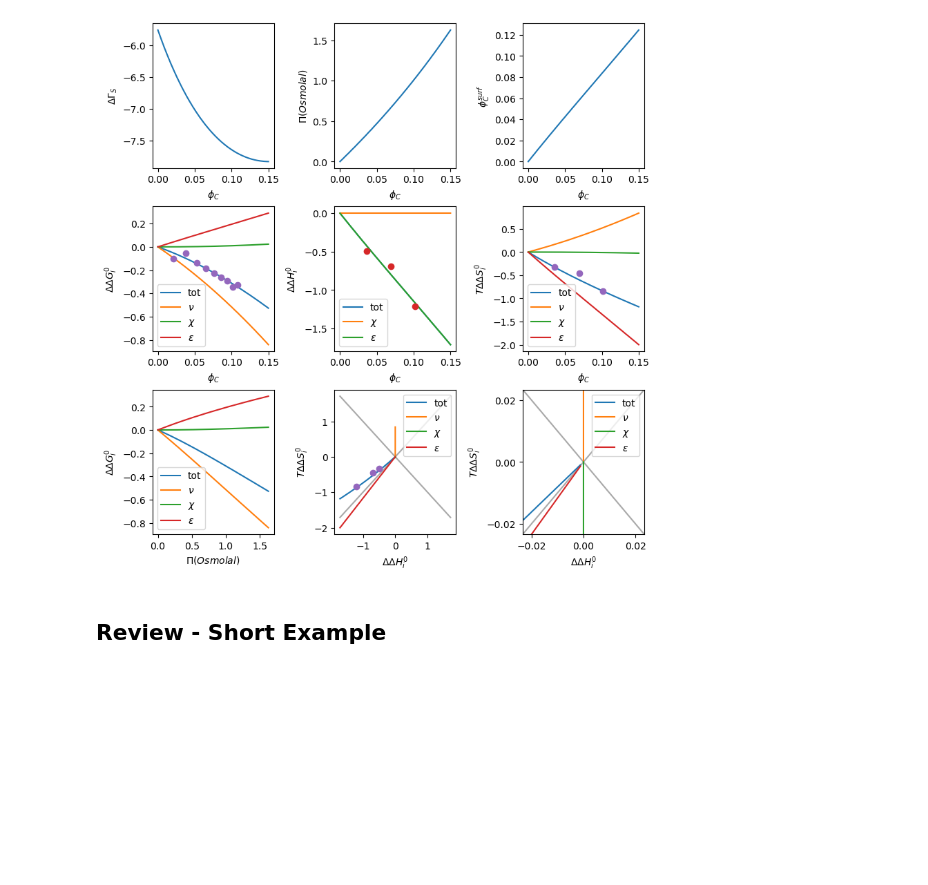
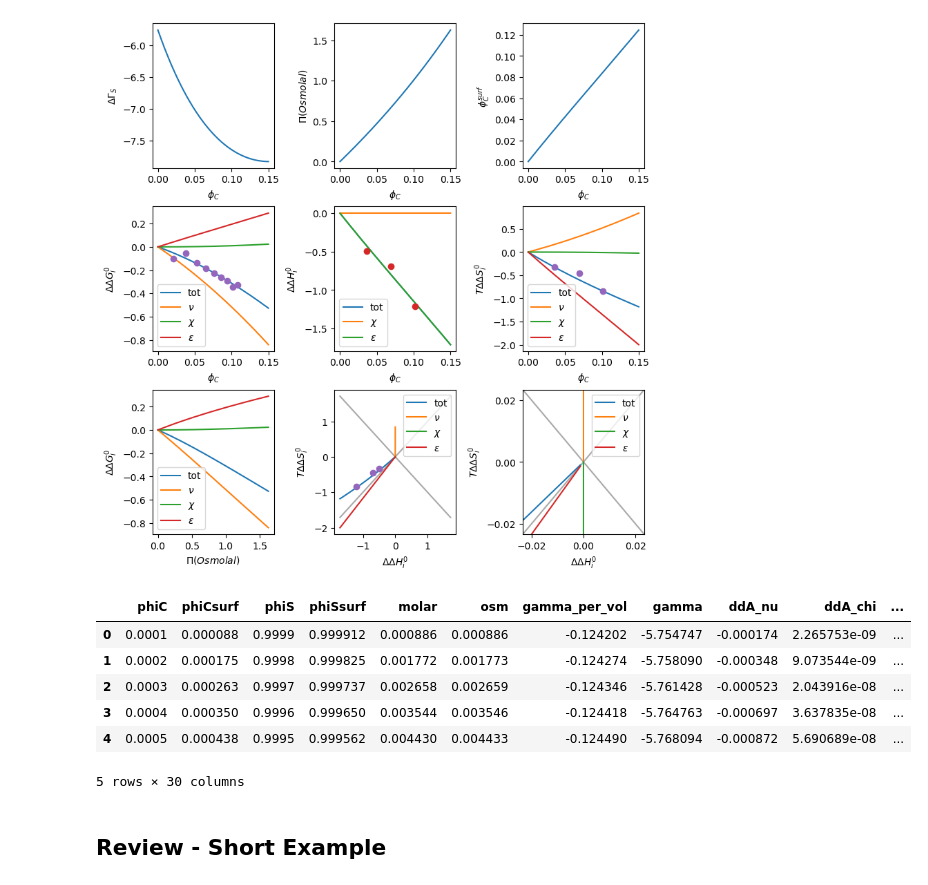
Before and after one commit to gilIolgenblum/CrowdingModel, a Jupyter notebook: Crowding_model.ipynb, the cells around one changed output. Saved outputs shown, nothing was run; the diff lists cells and outputs as text; code cells hidden in the pictures; blank space fills up the shorter version.

Commit message:
Added example: result export

```diff
--- a/Crowding_model.ipynb
+++ b/Crowding_model.ipynb
@@ -320,6 +321,19 @@ and the entropic contributions is: 0.2578294597068809
 AQ16_gluc.plot_results(exp_conc=phi,exp_ddG=ddG, exp_concT=phiT, exp_ddH=ddH, exp_TddS=TddS)
 # %% [output]
 [figure]
+# %%
+# Export results to a csv file
+AQ16_gluc.to_pandas()
+AQ16_gluc.results.to_csv('AQ16_gluc.csv',index=False)
+AQ16_gluc.results.head()
+# %% [output]
+|  | phiC | phiCsurf | phiS | phiSsurf | molar | osm | gamma_per_vol | gamma | ddA_nu | ddA_chi | ... |
+| 0 | 0.0001 | 0.000088 | 0.9999 | 0.999912 | 0.000886 | 0.000886 | -0.124202 | -5.754747 | -0.000174 | 2.265753e-09 | ... |
+| 1 | 0.0002 | 0.000175 | 0.9998 | 0.999825 | 0.001772 | 0.001773 | -0.124274 | -5.758090 | -0.000348 | 9.073544e-09 | ... |
+| 2 | 0.0003 | 0.000263 | 0.9997 | 0.999737 | 0.002658 | 0.002659 | -0.124346 | -5.761428 | -0.000523 | 2.043916e-08 | ... |
+| 3 | 0.0004 | 0.000350 | 0.9996 | 0.999650 | 0.003544 | 0.003546 | -0.124418 | -5.764763 | -0.000697 | 3.637835e-08 | ... |
+| 4 | 0.0005 | 0.000438 | 0.9995 | 0.999562 | 0.004430 | 0.004433 | -0.124490 | -5.768094 | -0.000872 | 5.690689e-08 | ... |
+5 rows × 30 columns
 # %% [markdown]
 ## Review - Short Example
 # %% [markdown]
```
Also changed, not shown: parts of 1 cell of this notebook.
